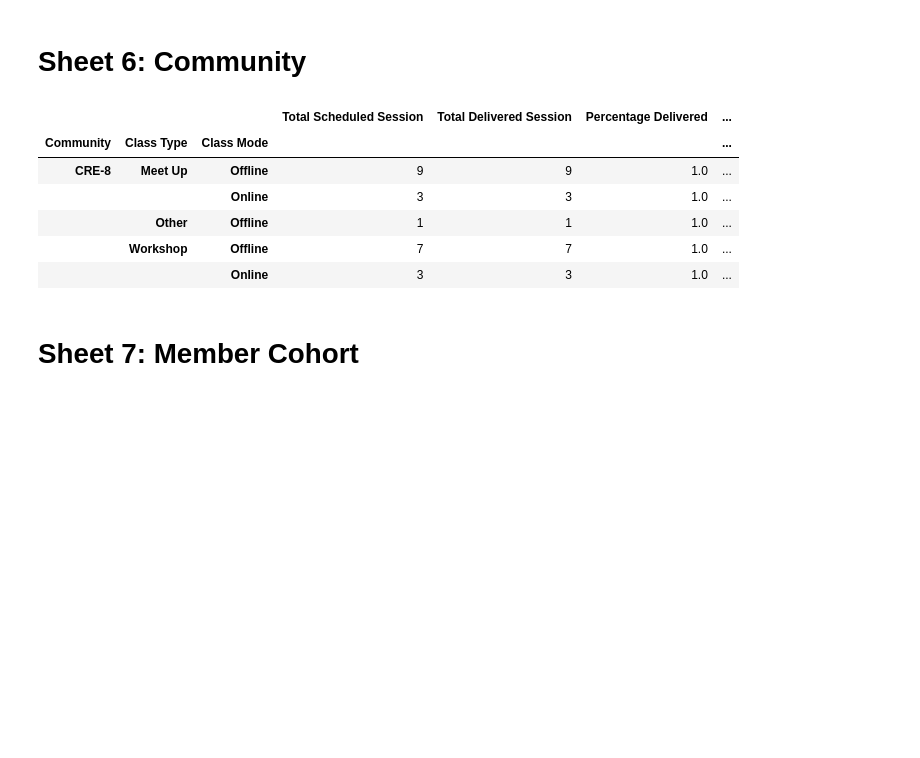
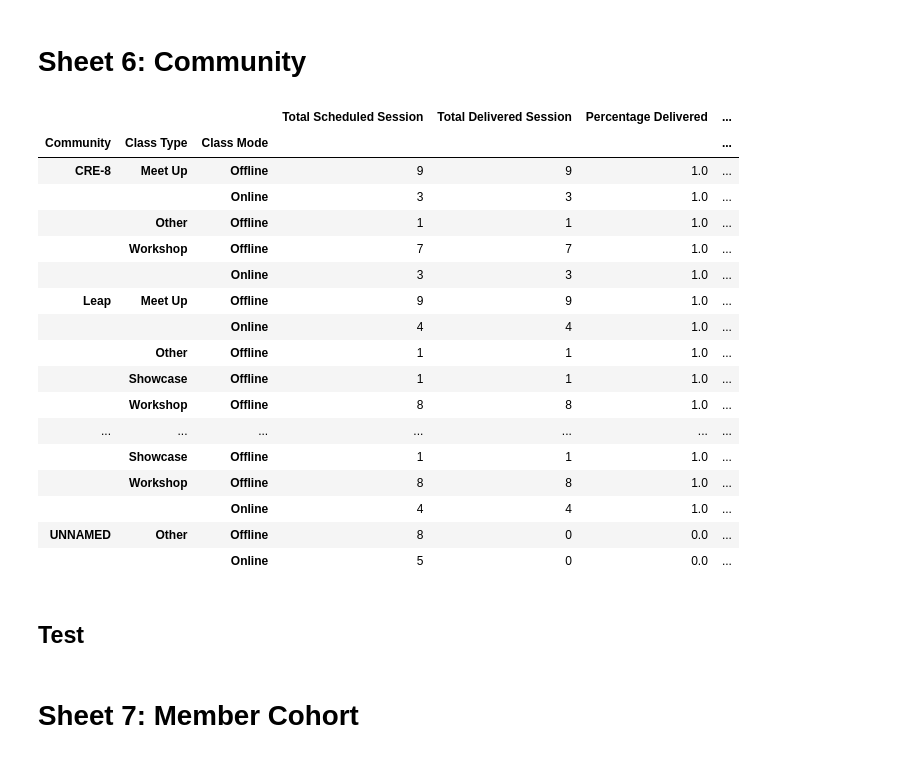
Before and after one commit to danjelito/wse-exp-manag-report, a Jupyter notebook: main.ipynb, the cells around one changed output. Cells and saved outputs as stored; diff of their text form; code cells hidden in the pictures; blank space fills up the shorter version.

Commit message:
add noncoco to comm report

```diff
--- a/main.ipynb
+++ b/main.ipynb
@@ -224,9 +224,9 @@ ooolab
 # Sheet 6: Community
 # %%
 df_comm_full = (
-    df_sess
+    df_sess_full
     # filter for community
-    .loc[df_sess["class_type_grouped"].isin(["Online Community", "Community"])]
+    .loc[df_sess_full["class_type_grouped"].isin(["Online Community", "Community"])]
     .assign(
         # create com name
         community_name=lambda df_: module.create_com_class(
@@ -242,31 +242,44 @@ df_comm_full = (
         total_scheduled_session=("community_class_type", "count"),
         total_delivered_session=("class_status", lambda i: (i == "Given").sum()),
         total_attendance=("class_attendance", "sum"),
         avg_attendance=("class_attendance", "mean"),
     )
     .assign(
         avg_attendance=lambda df_: df_["avg_attendance"].round(1),
         percentage_delivered=lambda df_: df_["total_delivered_session"]
         .div(df_["total_scheduled_session"])
         .round(2),
     )[
         [
             "total_scheduled_session",
             "total_delivered_session",
             "percentage_delivered",
             "total_attendance",
             "avg_attendance",
         ]
     ]
     .rename(columns=lambda c: c.replace("_", " ").title())
     .rename_axis(["Community", "Class Type", "Class Mode"])
 )
-df_comm_full.head()
+df_comm_full
 # %% [output]
 |  |  |  | Total Scheduled Session | Total Delivered Session | Percentage Delivered | ... |
 | Community | Class Type | Class Mode |  |  |  | ... |
 | CRE-8 | Meet Up | Offline | 9 | 9 | 1.0 | ... |
 |  |  | Online | 3 | 3 | 1.0 | ... |
 |  | Other | Offline | 1 | 1 | 1.0 | ... |
 |  | Workshop | Offline | 7 | 7 | 1.0 | ... |
 |  |  | Online | 3 | 3 | 1.0 | ... |
+| Leap | Meet Up | Offline | 9 | 9 | 1.0 | ... |
+|  |  | Online | 4 | 4 | 1.0 | ... |
+|  | Other | Offline | 1 | 1 | 1.0 | ... |
+|  | Showcase | Offline | 1 | 1 | 1.0 | ... |
+|  | Workshop | Offline | 8 | 8 | 1.0 | ... |
+| ... | ... | ... | ... | ... | ... | ... |
+|  | Showcase | Offline | 1 | 1 | 1.0 | ... |
+|  | Workshop | Offline | 8 | 8 | 1.0 | ... |
+|  |  | Online | 4 | 4 | 1.0 | ... |
+| UNNAMED | Other | Offline | 8 | 0 | 0.0 | ... |
+|  |  | Online | 5 | 0 | 0.0 | ... |
+# %% [markdown]
+## Test
```
Also changed, not shown: parts of 1 cell of this notebook, 2 other files.
